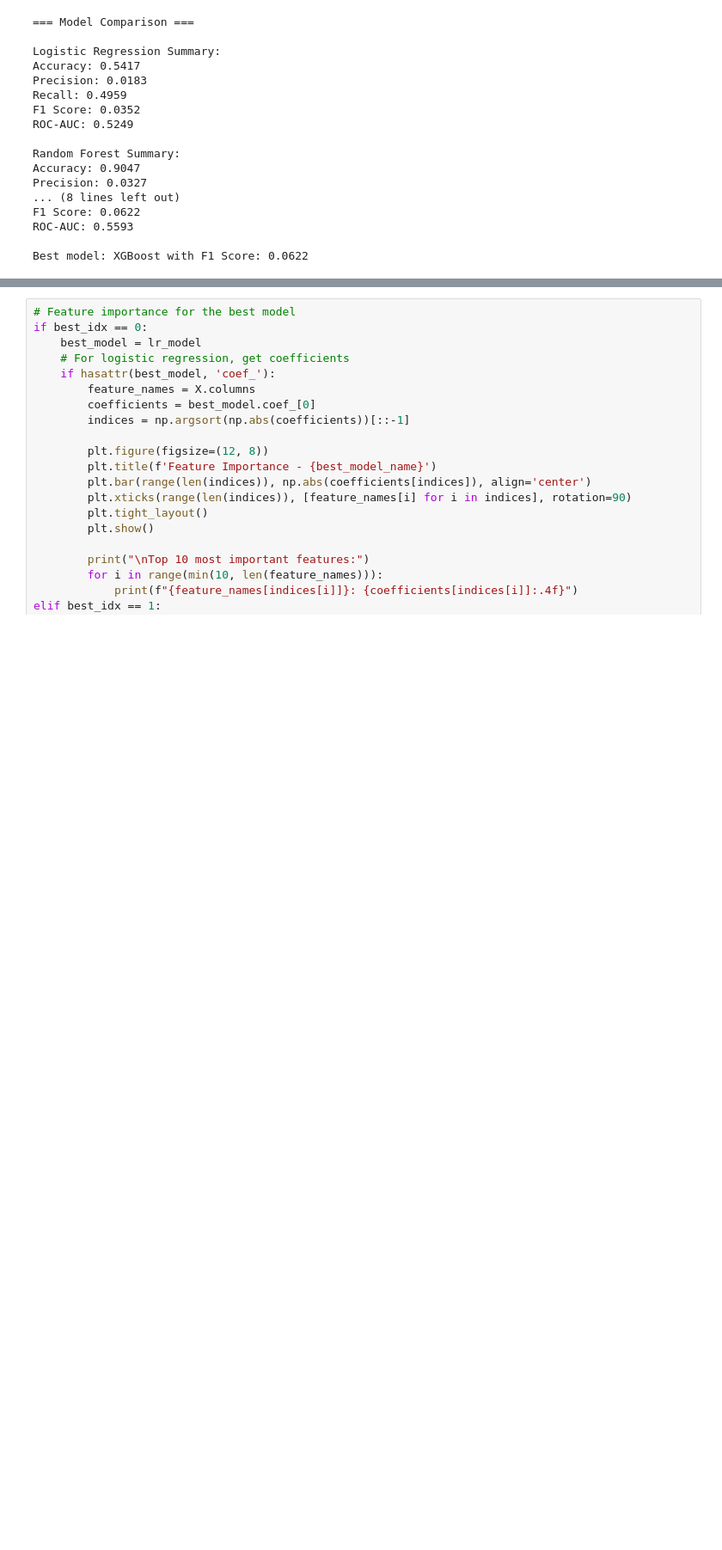
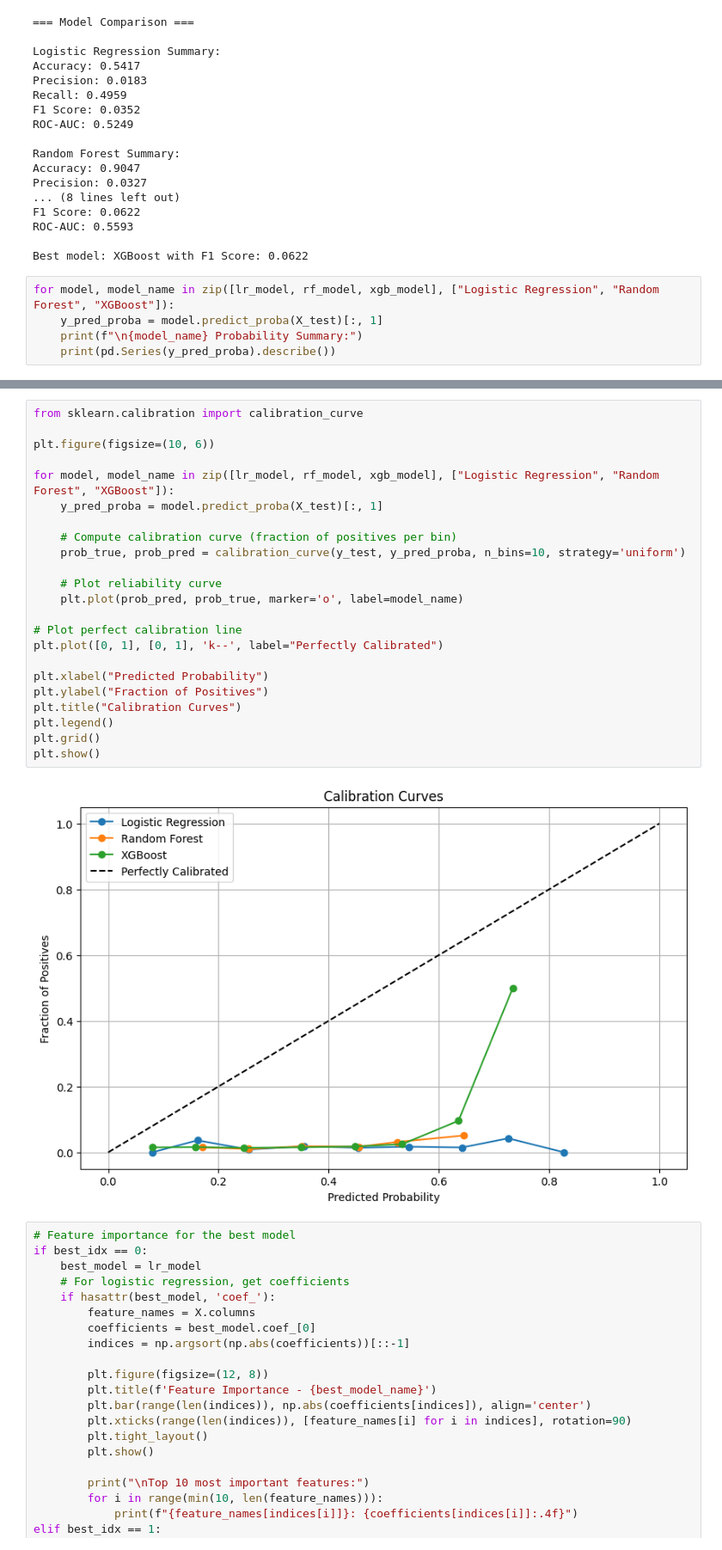
Before and after one commit to ghsaberr/risk-scoring-underwriting, a Jupyter notebook: risk-scoring-underwriting.ipynb, the cells around one changed output, grey strips where cells are left out. Shown at 86% size. Drawn from its saved outputs; the diff is of its cells as text; blank space fills up the shorter version.

```diff
--- a/risk-scoring-underwriting.ipynb
+++ b/risk-scoring-underwriting.ipynb
@@ -554,3 +554,8 @@ F1 Score: 0.0622
 ROC-AUC: 0.5593
 
 Best model: XGBoost with F1 Score: 0.0622
+# %%
+for model, model_name in zip([lr_model, rf_model, xgb_model], ["Logistic Regression", "Random Forest", "XGBoost"]):
+    y_pred_proba = model.predict_proba(X_test)[:, 1]
+    print(f"\n{model_name} Probability Summary:")
+    print(pd.Series(y_pred_proba).describe())
@@ -557,3 +580,28 @@ Best model: XGBoost with F1 Score: 0.0622
+# %%
+from sklearn.calibration import calibration_curve
+
+plt.figure(figsize=(10, 6))
+
+for model, model_name in zip([lr_model, rf_model, xgb_model], ["Logistic Regression", "Random Forest", "XGBoost"]):
+    y_pred_proba = model.predict_proba(X_test)[:, 1]
+
+    # Compute calibration curve (fraction of positives per bin)
+    prob_true, prob_pred = calibration_curve(y_test, y_pred_proba, n_bins=10, strategy='uniform')
+
+    # Plot reliability curve
+    plt.plot(prob_pred, prob_true, marker='o', label=model_name)
+
+# Plot perfect calibration line
+plt.plot([0, 1], [0, 1], 'k--', label="Perfectly Calibrated")
+
+plt.xlabel("Predicted Probability")
+plt.ylabel("Fraction of Positives")
+plt.title("Calibration Curves")
+plt.legend()
+plt.grid()
+plt.show()
+# %% [output]
+[figure, added]
 # %%
 # Feature importance for the best model
 if best_idx == 0:
```
Also changed, not shown: parts of 4 cells of this notebook, 1 other file.
